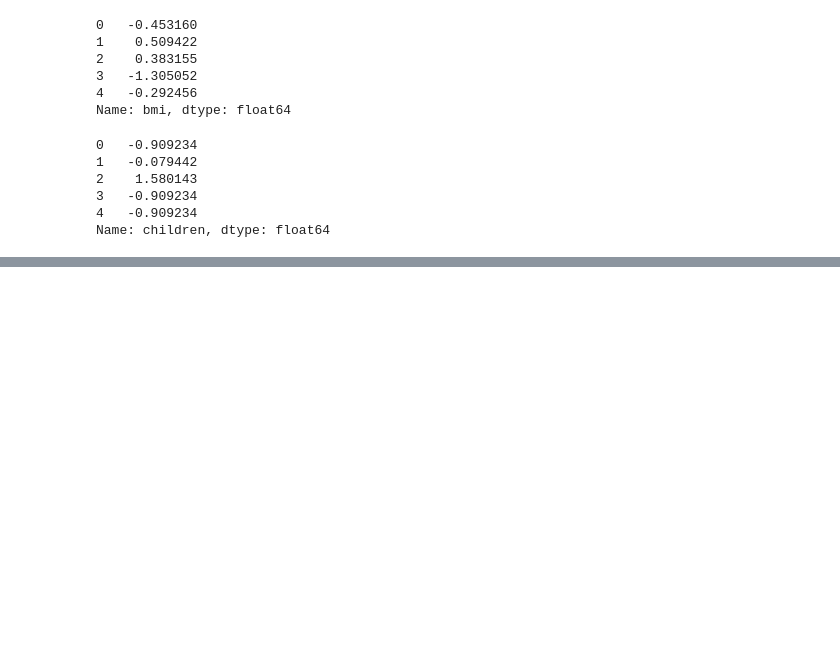
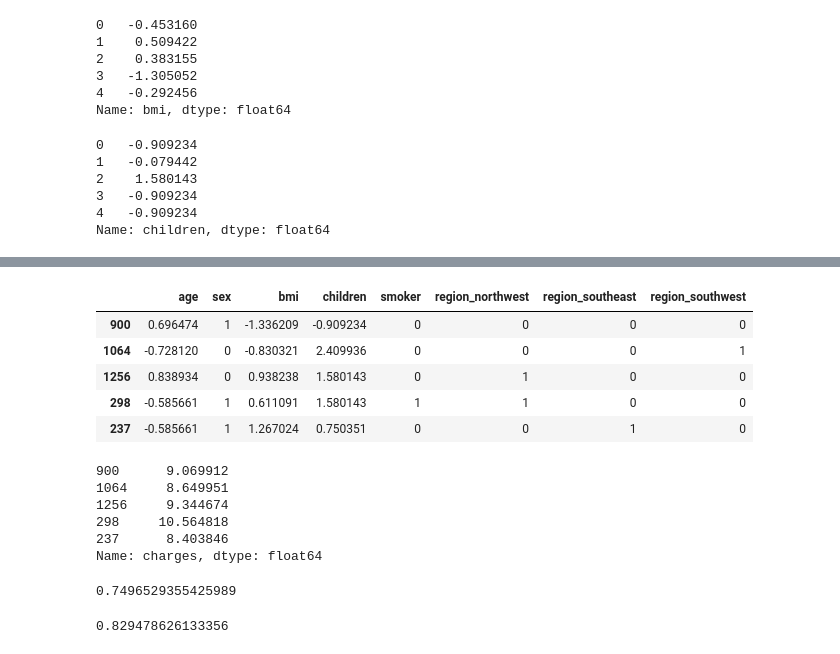
Before and after one commit to Bikram213/Medical-Insurance-Cost-Predictor, a Jupyter notebook: medical_cost.ipynb, the cells around one changed output, grey strips where cells are left out. Drawn from its saved outputs; the diff is of its cells as text; code cells hidden in the pictures; blank space fills up the shorter version.

```diff
--- a/medical_cost.ipynb
+++ b/medical_cost.ipynb
@@ -298,0 +359,18 @@ Name: children, dtype: float64
+# %%
+xtest.head()
+# %% [output]
+|  | age | sex | bmi | children | smoker | region_northwest | region_southeast | region_southwest |
+| 900 | 0.696474 | 1 | -1.336209 | -0.909234 | 0 | 0 | 0 | 0 |
+| 1064 | -0.728120 | 0 | -0.830321 | 2.409936 | 0 | 0 | 0 | 1 |
+| 1256 | 0.838934 | 0 | 0.938238 | 1.580143 | 0 | 1 | 0 | 0 |
+| 298 | -0.585661 | 1 | 0.611091 | 1.580143 | 1 | 1 | 0 | 0 |
+| 237 | -0.585661 | 1 | 1.267024 | 0.750351 | 0 | 0 | 1 | 0 |
+# %%
+ytest.head()
+# %% [output]
+900      9.069912
+1064     8.649951
+1256     9.344674
+298     10.564818
+237      8.403846
+Name: charges, dtype: float64
@@ -298,0 +381,9 @@ Name: children, dtype: float64
+# %%
+model = lr.fit(xtrain, ytrain)
+model.score(xtrain, ytrain)
+# %% [output]
+0.7496529355425989
+# %%
+model.score(xtest, ytest)
+# %% [output]
+0.829478626133356
```
Also changed, not shown: parts of 16 cells of this notebook.
